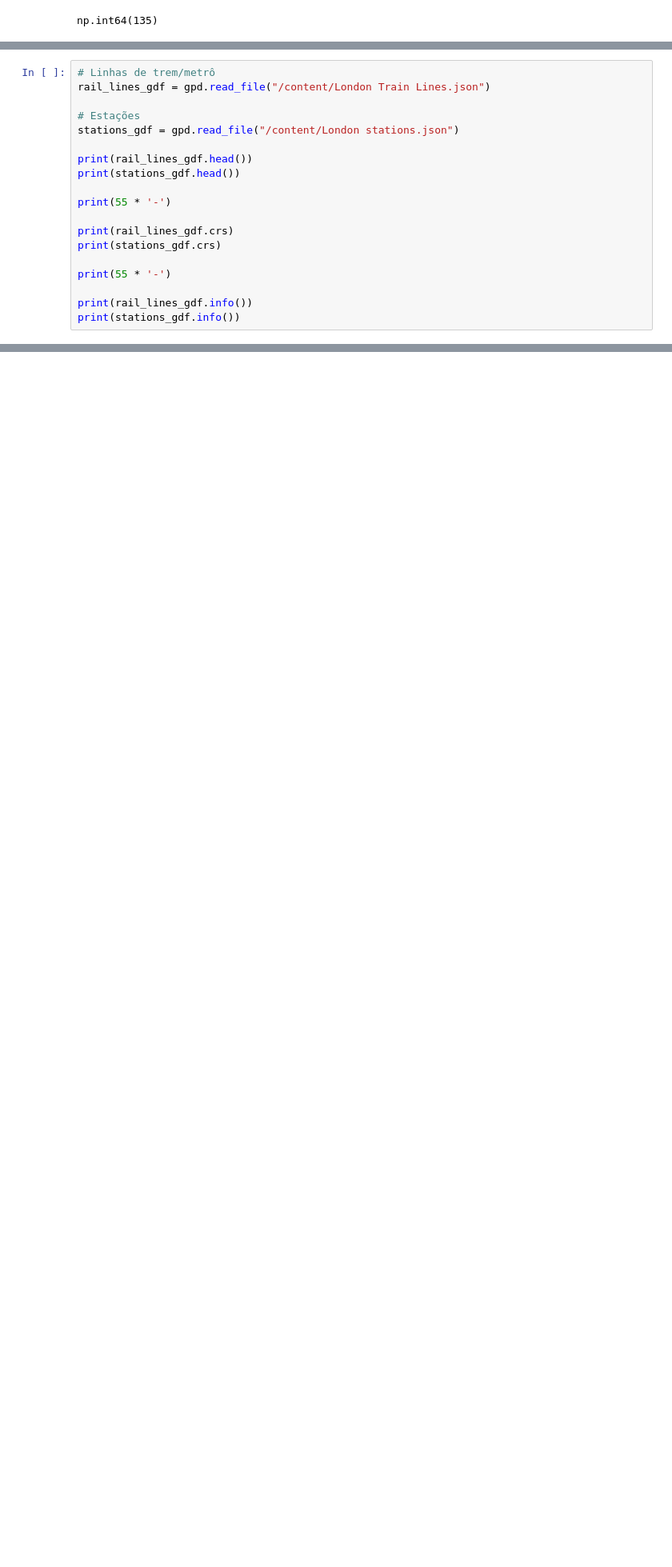
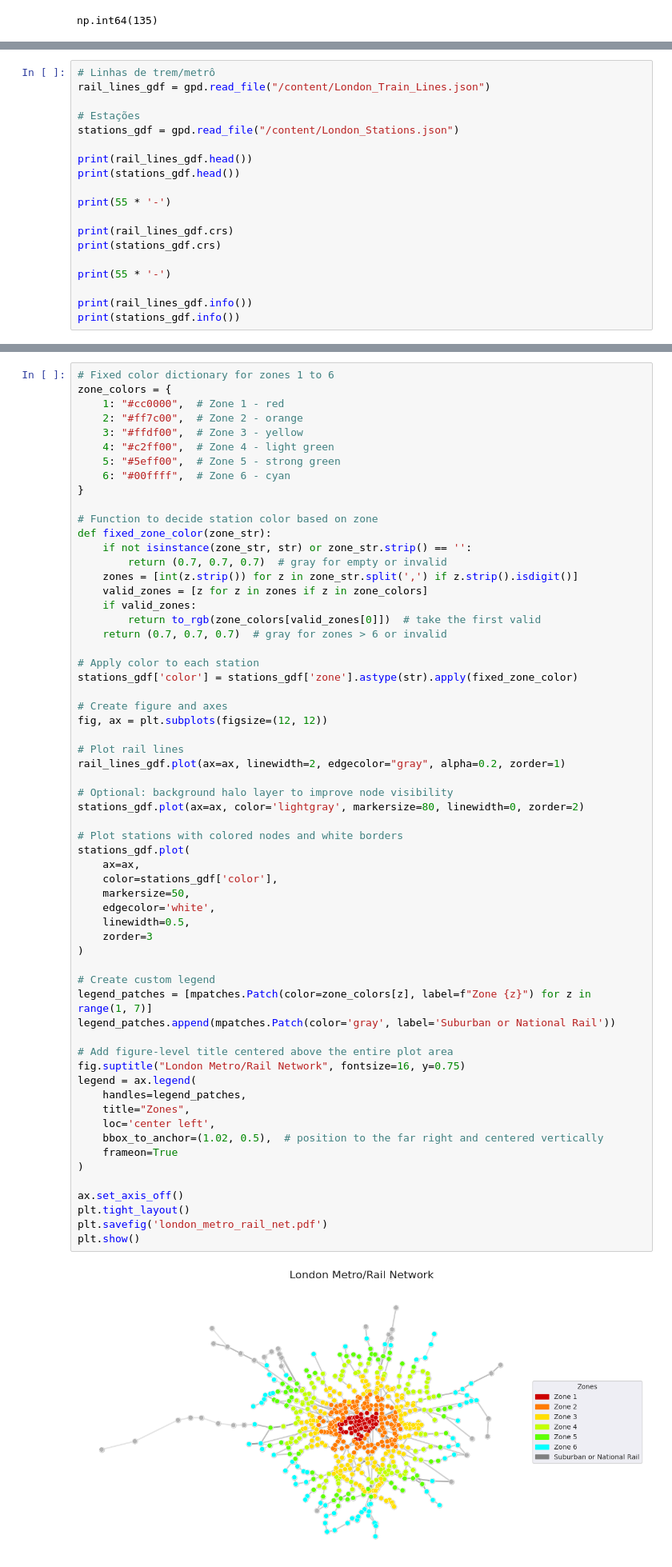
Before and after one commit to gabrielxcosta/PCC142---Data-Mining, a Jupyter notebook: Project/projeto_MD_Gabriel.ipynb, the cells around one changed output, grey strips where cells are left out. Shown at 80% size. Drawn from its saved outputs; the diff is of its cells as text; blank space fills up the shorter version.

```diff
--- a/Project/projeto_MD_Gabriel.ipynb
+++ b/Project/projeto_MD_Gabriel.ipynb
@@ -841,9 +883,9 @@ np.int64(135)
 # %%
 # Linhas de trem/metrô
-rail_lines_gdf = gpd.read_file("/content/London Train Lines.json")
+rail_lines_gdf = gpd.read_file("/content/London_Train_Lines.json")
 
 # Estações
-stations_gdf = gpd.read_file("/content/London stations.json")
+stations_gdf = gpd.read_file("/content/London_Stations.json")
 
 print(rail_lines_gdf.head())
 print(stations_gdf.head())
@@ -909,0 +943,63 @@ plt.show()
+# %%
+# Fixed color dictionary for zones 1 to 6
+zone_colors = {
+    1: "#cc0000",  # Zone 1 - red
+    2: "#ff7c00",  # Zone 2 - orange
+    3: "#ffdf00",  # Zone 3 - yellow
+    4: "#c2ff00",  # Zone 4 - light green
+    5: "#5eff00",  # Zone 5 - strong green
+    6: "#00ffff",  # Zone 6 - cyan
+}
+
+# Function to decide station color based on zone
+def fixed_zone_color(zone_str):
+    if not isinstance(zone_str, str) or zone_str.strip() == '':
+        return (0.7, 0.7, 0.7)  # gray for empty or invalid
+    zones = [int(z.strip()) for z in zone_str.split(',') if z.strip().isdigit()]
+    valid_zones = [z for z in zones if z in zone_colors]
+    if valid_zones:
+        return to_rgb(zone_colors[valid_zones[0]])  # take the first valid
+    return (0.7, 0.7, 0.7)  # gray for zones > 6 or invalid
+
+# Apply color to each station
+stations_gdf['color'] = stations_gdf['zone'].astype(str).apply(fixed_zone_color)
+
+# Create figure and axes
+fig, ax = plt.subplots(figsize=(12, 12))
+
+# Plot rail lines
+rail_lines_gdf.plot(ax=ax, linewidth=2, edgecolor="gray", alpha=0.2, zorder=1)
+
+# Optional: background halo layer to improve node visibility
+stations_gdf.plot(ax=ax, color='lightgray', markersize=80, linewidth=0, zorder=2)
+
+# Plot stations with colored nodes and white borders
+stations_gdf.plot(
+    ax=ax,
+    color=stations_gdf['color'],
+    markersize=50,
+    edgecolor='white',
+    linewidth=0.5,
+    zorder=3
+)
+
+# Create custom legend
+legend_patches = [mpatches.Patch(color=zone_colors[z], label=f"Zone {z}") for z in range(1, 7)]
+legend_patches.append(mpatches.Patch(color='gray', label='Suburban or National Rail'))
+
+# Add figure-level title centered above the entire plot area
+fig.suptitle("London Metro/Rail Network", fontsize=16, y=0.75)
+legend = ax.legend(
+    handles=legend_patches,
+    title="Zones",
+    loc='center left',
+    bbox_to_anchor=(1.02, 0.5),  # position to the far right and centered vertically
+    frameon=True
+)
+
+ax.set_axis_off()
+plt.tight_layout()
+plt.savefig('london_metro_rail_net.pdf')
+plt.show()
+# %% [output]
+[figure, added]
```
Also changed, not shown: parts of 31 cells of this notebook.
